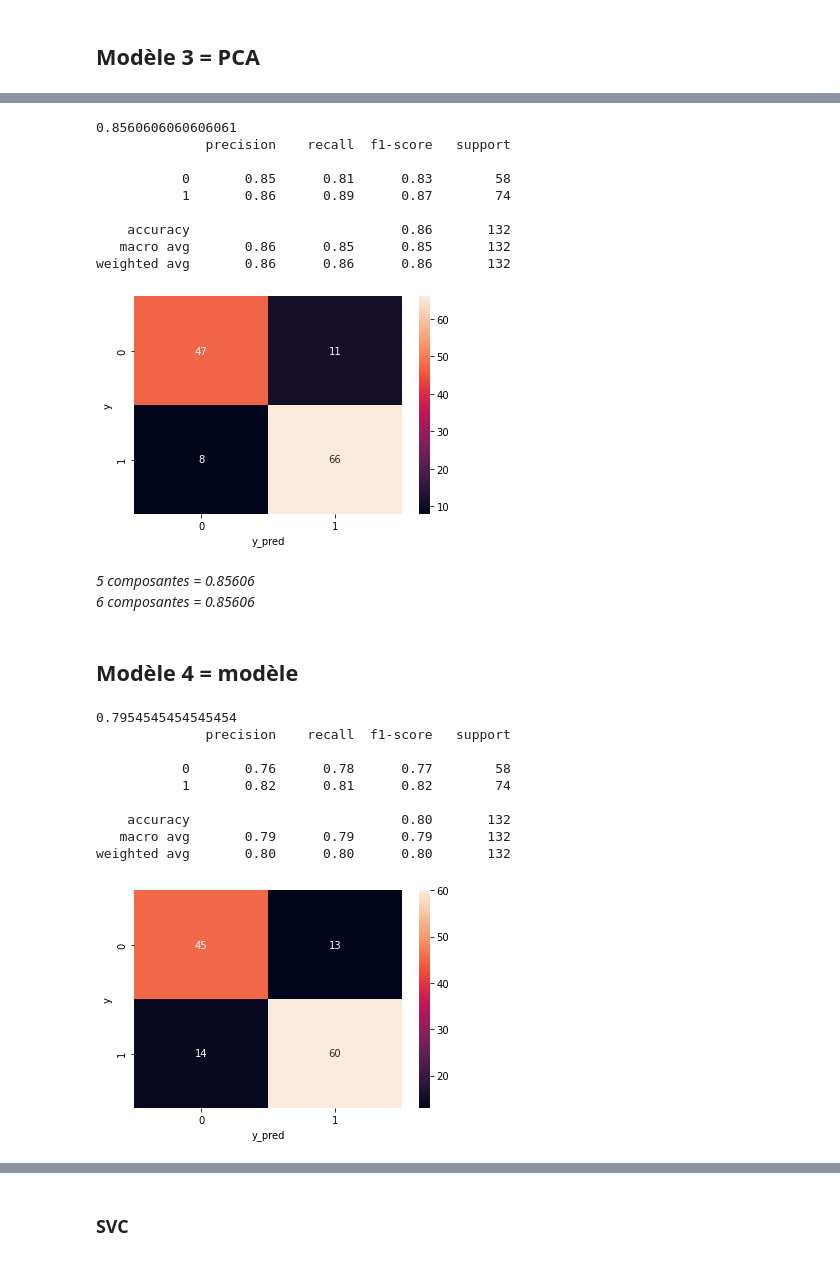
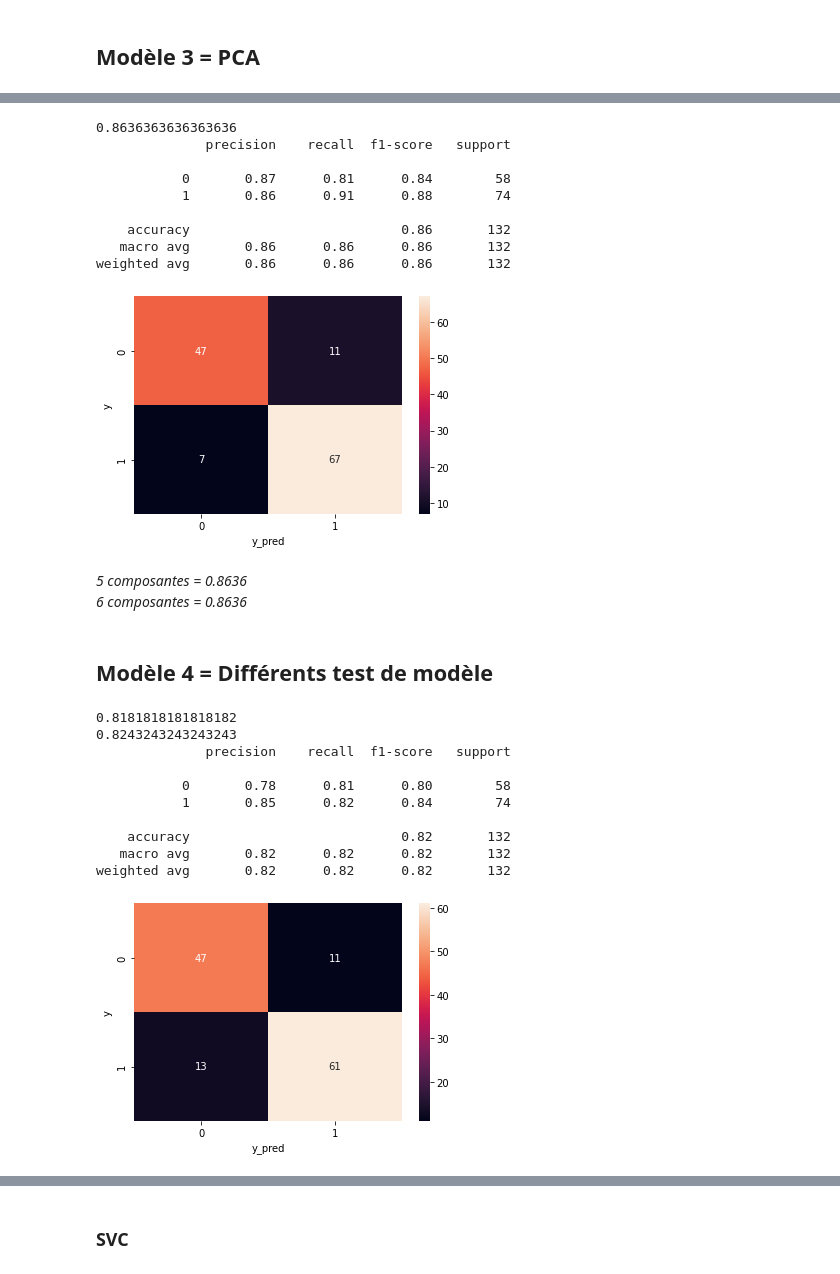
Before and after one commit to Clmntc/faillites_entreprises, a Jupyter notebook: Notebook_EDA.ipynb, the cells around one changed output, grey strips where cells are left out. Cells and saved outputs as stored; diff of their text form; code cells hidden in the pictures.

```diff
--- a/Notebook_EDA.ipynb
+++ b/Notebook_EDA.ipynb
@@ -426,7 +602,7 @@ df = df.drop(['Current Liability to Liability', 'Liability to Equity', 'Current
              'ROA(C) before interest and depreciation before interest', 'ROA(A) before interest and % after tax',
              'ROA(B) before interest and depreciation after tax', 'Operating Gross Margin', 'Realized Sales Gross Margin',
              'Gross Profit to Sales', 'Net Value Per Share (B)' , 'Net Value Per Share (A)',
-             'Net Value Per Share (C)','Net Income Flag'], axis=1)
+             'Net Value Per Share (C)','Net Income Flag', 'Long-term Liability to Current Assets', 'Quick Asset Turnover Rate'], axis=1)
 
 df5 = df[(df['Bankrupt?'] == 0)]
 df5 = df.sample(n=220,random_state=1)
@@ -512,7 +688,7 @@ df = df.drop(['Current Liability to Liability', 'Liability to Equity', 'Current
              'ROA(C) before interest and depreciation before interest', 'ROA(A) before interest and % after tax',
              'ROA(B) before interest and depreciation after tax', 'Operating Gross Margin', 'Realized Sales Gross Margin',
              'Gross Profit to Sales', 'Net Value Per Share (B)' , 'Net Value Per Share (A)',
-             'Net Value Per Share (C)','Net Income Flag'], axis=1)
+             'Net Value Per Share (C)','Net Income Flag', 'Long-term Liability to Current Assets', 'Quick Asset Turnover Rate'], axis=1)
 
 
 df5 = df[(df['Bankrupt?'] == 0)]
@@ -526,7 +702,7 @@ LR_model = LogisticRegression()
 
 LR_pipe = Pipeline([
     ('scaling', MinMaxScaler()),
-    ('PCA', PCA(n_components = 6)),
+    ('PCA', PCA(n_components = 5)),
     ('LR', LR_model)])
 
 X = df_model4.drop(['Bankrupt?'], axis=1)
@@ -553,21 +729,21 @@ def plot_confusion_matrix(y, y_pred):
 
 plot_confusion_matrix(y_test, y_pred)
 # %% [output]
-0.8560606060606061
+0.8636363636363636
               precision    recall  f1-score   support
 
-           0       0.85      0.81      0.83        58
-           1       0.86      0.89      0.87        74
+           0       0.87      0.81      0.84        58
+           1       0.86      0.91      0.88        74
 
     accuracy                           0.86       132
-   macro avg       0.86      0.85      0.85       132
+   macro avg       0.86      0.86      0.86       132
 weighted avg       0.86      0.86      0.86       132
-[figure, old version]
+[figure, new version]
 # %% [markdown]
-_5 composantes = 0.85606
-6 composantes = 0.85606_
+_5 composantes = 0.8636
+6 composantes = 0.8636_
 # %% [markdown]
-## Modèle 4 = modèle
+## Modèle 4 = Différents test de modèle
 # %%
 df = df_raw
 
@@ -588,7 +764,7 @@ df = df.drop(['Current Liability to Liability', 'Liability to Equity', 'Current
              'ROA(C) before interest and depreciation before interest', 'ROA(A) before interest and % after tax',
              'ROA(B) before interest and depreciation after tax', 'Operating Gross Margin', 'Realized Sales Gross Margin',
              'Gross Profit to Sales', 'Net Value Per Share (B)' , 'Net Value Per Share (A)',
-             'Net Value Per Share (C)','Net Income Flag'], axis=1)
+             'Net Value Per Share (C)','Net Income Flag', 'Long-term Liability to Current Assets', 'Quick Asset Turnover Rate'], axis=1)
 
 
 df5 = df[(df['Bankrupt?'] == 0)]
@@ -606,46 +782,48 @@ RF_model = RandomForestClassifier()
 
 LR_pipe = Pipeline([
     ('scaling', MinMaxScaler()),
-    ('PCA', PCA(n_components = 6)),
-#     ('LR', LR_model),
-#     ('SVC', SVC_model),
-#     ('KNC', KNC_model),
-#     ('SGD', SGD_model),
-#     ('RF', RF_model),
+    ('PCA', PCA(n_components = 5)),
+#      ('LR', LR_model),
+#      ('SVC', SVC_model),
+#      ('KNC', KNC_model),
+#      ('SGD', SGD_model),
+      ('RF', RF_model),
     ])
 
 X = df_model5.drop(['Bankrupt?'], axis=1)
 y = df_model5['Bankrupt?']
 
 X_train, X_test, y_train, y_test = train_test_split(X, y, test_size=.3, random_state=1)
 
 
 LR_pipe_trained = LR_pipe.fit(X_train,y_train)
 
 y_pred = LR_pipe_trained.predict(X_test)
 
 
 print(LR_pipe_trained.score(X_test,y_test))
+print(recall_score(y_test, y_pred))
 print(classification_report(y_test, y_pred))
 
 
 def plot_confusion_matrix(y, y_pred):
      cm = confusion_matrix(y, y_pred)
      sns.heatmap(cm, annot=True, fmt=".0f")
      plt.xlabel('y_pred')
      plt.ylabel('y')
      plt.show()
 
 plot_confusion_matrix(y_test, y_pred)
 # %% [output]
-0.7954545454545454
+0.8181818181818182
+0.8243243243243243
               precision    recall  f1-score   support
 
-           0       0.76      0.78      0.77        58
-           1       0.82      0.81      0.82        74
+           0       0.78      0.81      0.80        58
+           1       0.85      0.82      0.84        74
 
-    accuracy                           0.80       132
-   macro avg       0.79      0.79      0.79       132
-weighted avg       0.80      0.80      0.80       132
+    accuracy                           0.82       132
+   macro avg       0.82      0.82      0.82       132
+weighted avg       0.82      0.82      0.82       132
-[figure, old version]
+[figure, new version]
 # %% [markdown]
```
Also changed, not shown: parts of 49 cells of this notebook.
